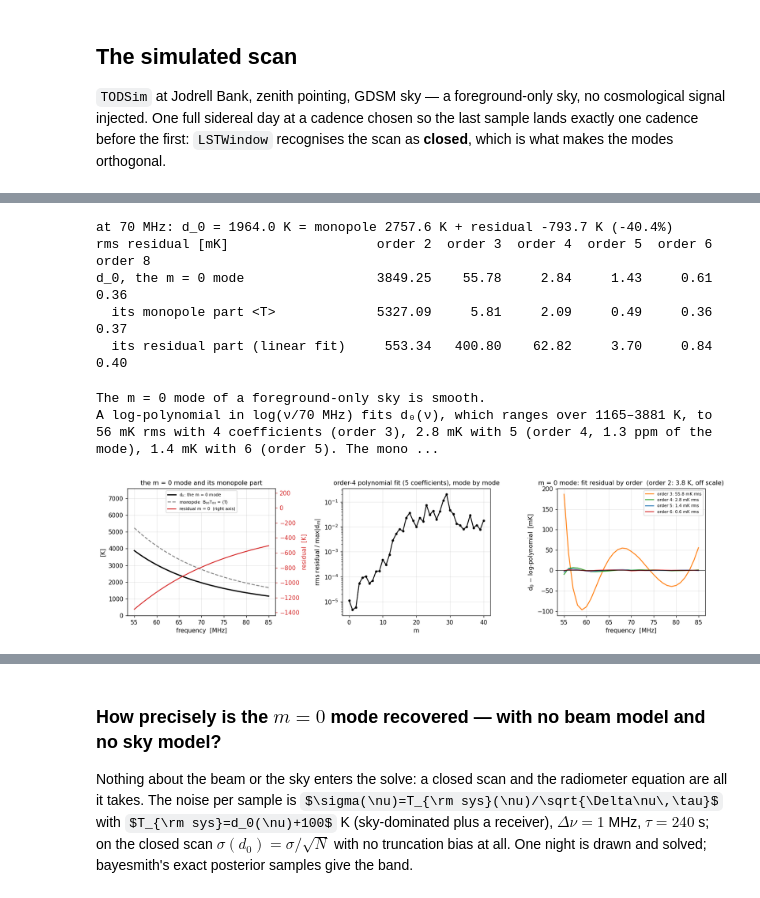
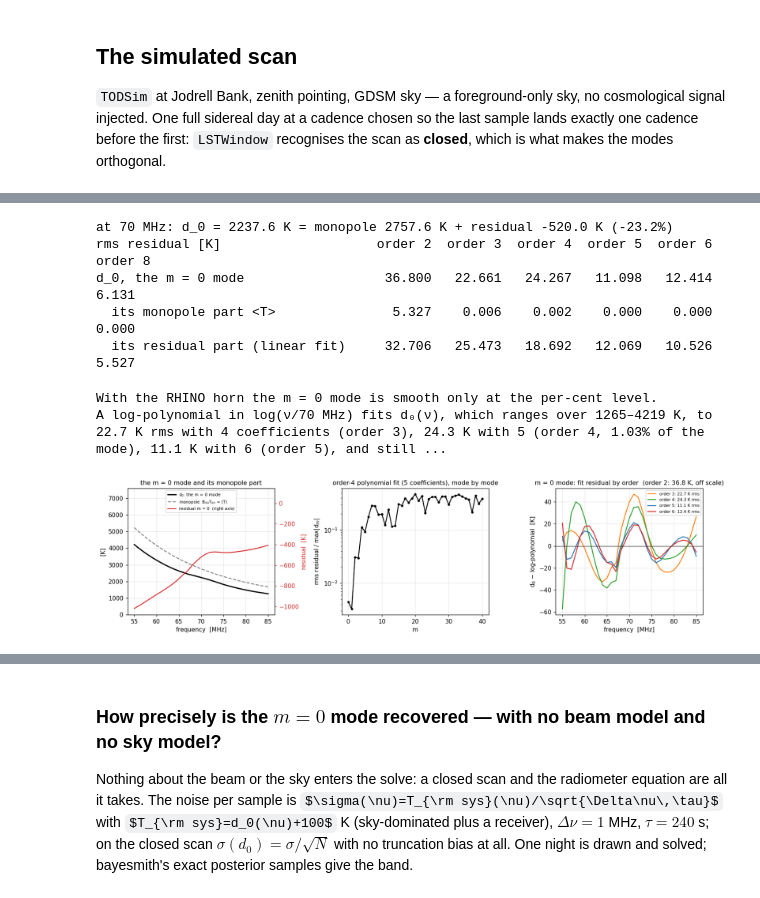
Before and after one commit to zzhang0123/limTOD, a Jupyter notebook: examples/mmode_drift_scan.ipynb, the cells around one changed output, grey strips where cells are left out. Cells and saved outputs as stored; diff of their text form; code cells hidden in the pictures; some formulas as TeX source.

```diff
--- a/examples/mmode_drift_scan.ipynb
+++ b/examples/mmode_drift_scan.ipynb
@@ -39,7 +39,8 @@ import healpy as hp
 import matplotlib.pyplot as plt
 from IPython.display import HTML, display
 
-from limTOD import TODSim, GDSM_sky_model, example_symm_beam_map
+from limTOD import TODSim, GDSM_sky_model
+from limTOD.cstbeam import cst_beam_func
 from limTOD import mmode
 
 np.set_printoptions(precision=3, suppress=True)
@@ -47,6 +48,7 @@ plt.rcParams.update({"figure.dpi": 110, "axes.grid": True, "grid.alpha": 0.3, "a
 FREQS = np.arange(55.0, 86.0, 1.0)         # MHz, 31 channels
 NU_REF = 70.0
 NSIDE = 32
+BEAM_DIR = os.path.expanduser(os.environ.get("RHINO_CST_BEAMS", "~/Dataspace/RHINO/CST_beams/HornDryGround"))
 JBO = dict(ant_latitude_deg=53.23625, ant_longitude_deg=-2.30744, ant_height_m=80.0)
 COLORS = plt.cm.viridis(np.linspace(0, 0.9, FREQS.size))
 SHOW = range(0, FREQS.size, 6)              # channels drawn in the per-channel plots
@@ -95,7 +118,7 @@ CADENCE_S = SIDEREAL_DAY / N_T
 t_list = np.arange(N_T) * CADENCE_S
 
 t0 = time.time()
-tod_sky, lst = sim.simulate_sky_TOD(FREQS, t_list, np.zeros(N_T), 90.0, return_LSTs=True)
+tod_sky, lst = sim.simulate_sky_TOD(FREQS, t_list, np.zeros(N_T), 90.0, return_LSTs=True, normalize_beam=True)
 tod_sky = tod_sky.T                       # (n_time, n_freq), the layout mmode expects
 print(f"simulated {tod_sky.shape} in {time.time()-t0:.0f} s")
 
@@ -192,49 +223,48 @@ def rel_resid(m, order=4):
 orders = [2, 3, 4, 5, 6, 8]
 rows = {"d_0, the m = 0 mode": [np.std(fit_resid(d0_true, n)) for n in orders],
         "  its monopole part <T>": [np.std(fit_resid(sky_mono, n)) for n in orders],
         "  its residual part (linear fit)": [np.std(fit_resid(resid_m0, n, False)) for n in orders]}
 print(f"at 70 MHz: d_0 = {d0_true[j70]:.1f} K = monopole {sky_mono[j70]:.1f} K + residual {resid_m0[j70]:+.1f} K "
       f"({100 * resid_m0[j70] / d0_true[j70]:+.1f}%)")
-print(f"{'rms residual [mK]':34s}" + "".join(f"{'order '+str(n):>9s}" for n in orders))
+print(f"{'rms residual [K]':34s}" + "".join(f"{'order '+str(n):>9s}" for n in orders))
 for k, v in rows.items():
-    print(f"{k:34s}" + "".join(f"{1e3 * r:9.2f}" for r in v))
+    print(f"{k:34s}" + "".join(f"{r:9.3f}" for r in v))
 
 fig, axes = plt.subplots(1, 3, figsize=(14.5, 3.9))
 ax = axes[0]
 ax.plot(FREQS, d0_true, "k-", lw=2, label="d$_0$: the m = 0 mode")
 ax.plot(FREQS, sky_mono, "--", color="0.5", label="monopole  B$_{00}$T$_{00}$ = ⟨T⟩")
 ax.set(xlabel="frequency  [MHz]", ylabel="[K]", title="the m = 0 mode and its monopole part")
 ax.set_ylim(0, 1.45 * sky_mono.max())
 ax_r = ax.twinx(); ax_r.plot(FREQS, resid_m0, "-", color="C3", label="residual m = 0  (right axis)")
 ax_r.set_ylim(resid_m0.min() - 0.1 * np.ptp(resid_m0), resid_m0.max() + 0.9 * np.ptp(resid_m0))
 ax_r.set_ylabel("residual  [K]", color="C3"); ax_r.tick_params(axis="y", colors="C3"); ax_r.grid(False)
 h1, l1 = ax.get_legend_handles_labels(); h2, l2 = ax_r.get_legend_handles_labels(); ax.legend(h1 + h2, l1 + l2, fontsize=7, loc="upper center")
 ax = axes[1]
 rr = np.array([rel_resid(mm, 4) for mm in m_axis])
 ax.semilogy(m_axis, rr, "ko-", ms=3)
 ax.set(xlabel="m", ylabel="rms residual / max|d$_m$|", title="order-4 polynomial fit (5 coefficients), mode by mode")
 ax = axes[2]
 for n, c in ((3, "C1"), (4, "C2"), (5, "C0"), (6, "C3")):
-    ax.plot(FREQS, 1e3 * fit_resid(d0_true, n), "-", color=c, label=f"order {n}: {1e3 * rows['d_0, the m = 0 mode'][orders.index(n)]:.1f} mK rms")
+    ax.plot(FREQS, fit_resid(d0_true, n), "-", color=c, label=f"order {n}: {rows['d_0, the m = 0 mode'][orders.index(n)]:.1f} K rms")
 ax.axhline(0, color="k", lw=0.6)
-ax.set(xlabel="frequency  [MHz]", ylabel="d$_0$ − log-polynomial  [mK]", title=f"m = 0 mode: fit residual by order  (order 2: {rows['d_0, the m = 0 mode'][0]:.1f} K, off scale)"); ax.legend(fontsize=7)
+ax.set(xlabel="frequency  [MHz]", ylabel="d$_0$ − log-polynomial  [K]", title=f"m = 0 mode: fit residual by order  (order 2: {rows['d_0, the m = 0 mode'][0]:.1f} K, off scale)"); ax.legend(fontsize=7)
 plt.tight_layout()
 
 r3, r4, r5 = (rows["d_0, the m = 0 mode"][i] for i in (1, 2, 3))
-card("The m = 0 mode of a foreground-only sky is smooth.",
+card("With the RHINO horn the m = 0 mode is smooth only at the per-cent level.",
      f"A log-polynomial in log(ν/{NU_REF:.0f} MHz) fits d₀(ν), which ranges over {d0_true.min():.0f}–{d0_true.max():.0f} K, to "
-     f"<b>{1e3*r3:.0f} mK</b> rms with <b>4 coefficients</b> (order 3), "
-     f"<b>{1e3*r4:.1f} mK</b> with <b>5</b> (order 4, {1e6*r4/d0_true.mean():.1f} ppm of the mode), "
-     f"<b>{1e3*r5:.1f} mK</b> with <b>6</b> (order 5). "
-     f"The monopole part alone: {1e3*rows['  its monopole part <T>'][2]:.1f} mK with 5 coefficients. "
-     f"The residual bottoms out at {1e3*rows['d_0, the m = 0 mode'][-1]:.1f} mK, the level of the high-m floor of the ladder ({floor*1e3:.1f} mK): "
-     f"the simulation's discretisation, not the sky.")
+     f"<b>{r3:.1f} K</b> rms with <b>4 coefficients</b> (order 3), "
+     f"<b>{r4:.1f} K</b> with <b>5</b> (order 4, {100*r4/d0_true.mean():.2f}% of the mode), "
+     f"<b>{r5:.1f} K</b> with <b>6</b> (order 5), and still {rows['d_0, the m = 0 mode'][-1]:.1f} K at order 8. "
+     f"The monopole part alone fits to {1e3*rows['  its monopole part <T>'][2]:.1f} mK with 5 coefficients, so the structure is the beam's: "
+     f"the horn's solid angle is not a low-order power of frequency. The high-m floor of the ladder, {floor*1e3:.1f} mK, is far below all of this.")
 # %% [output]
-at 70 MHz: d_0 = 1964.0 K = monopole 2757.6 K + residual -793.7 K (-40.4%)
-rms residual [mK]                   order 2  order 3  order 4  order 5  order 6  order 8
-d_0, the m = 0 mode                 3849.25    55.78     2.84     1.43     0.61     0.36
-  its monopole part <T>             5327.09     5.81     2.09     0.49     0.36     0.37
-  its residual part (linear fit)     553.34   400.80    62.82     3.70     0.84     0.40
+at 70 MHz: d_0 = 2237.6 K = monopole 2757.6 K + residual -520.0 K (-23.2%)
+rms residual [K]                    order 2  order 3  order 4  order 5  order 6  order 8
+d_0, the m = 0 mode                  36.800   22.661   24.267   11.098   12.414    6.131
+  its monopole part <T>               5.327    0.006    0.002    0.000    0.000    0.000
+  its residual part (linear fit)     32.706   25.473   18.692   12.069   10.526    5.527
-The m = 0 mode of a foreground-only sky is smooth.
-A log-polynomial in log(ν/70 MHz) fits d₀(ν), which ranges over 1165–3881 K, to 56 mK rms with 4 coefficients (order 3), 2.8 mK with 5 (order 4, 1.3 ppm of the mode), 1.4 mK with 6 (order 5). The mono ...
+With the RHINO horn the m = 0 mode is smooth only at the per-cent level.
+A log-polynomial in log(ν/70 MHz) fits d₀(ν), which ranges over 1265–4219 K, to 22.7 K rms with 4 coefficients (order 3), 24.3 K with 5 (order 4, 1.03% of the mode), 11.1 K with 6 (order 5), and still ...
-[figure, old version]
+[figure, new version]
```
Also changed, not shown: parts of 11 cells of this notebook, 1 other file.
